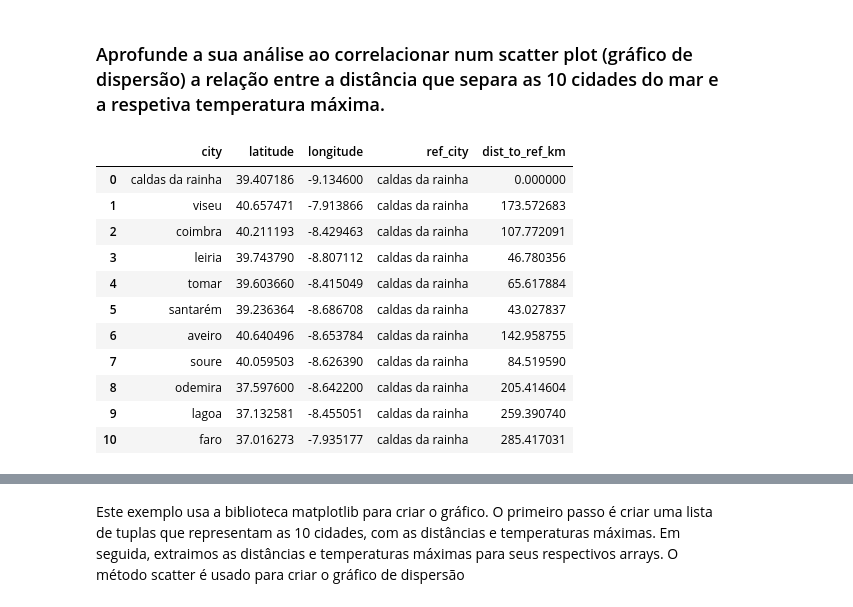
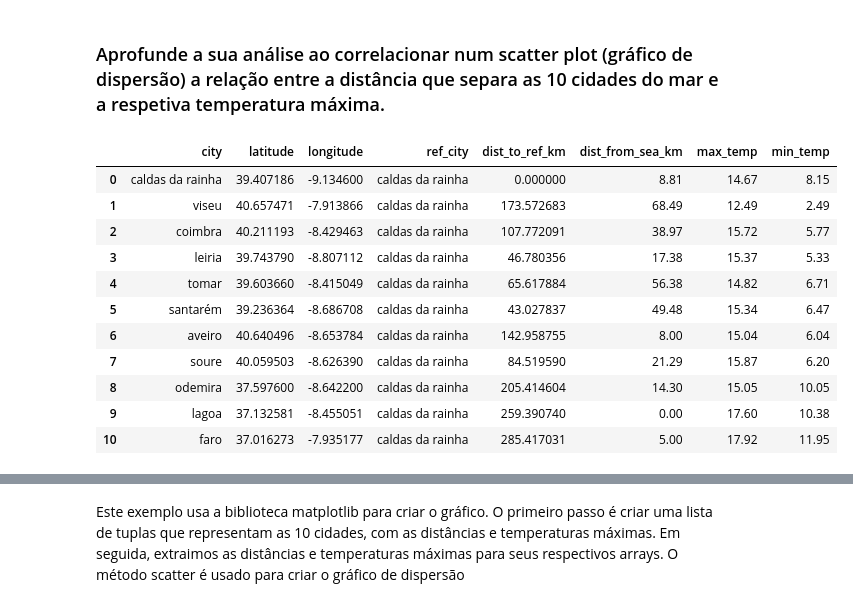
Before and after one commit to PaivaX/Big_data_IPT, a Jupyter notebook: project1.ipynb, the cells around one changed output, grey strips where cells are left out. Saved outputs shown, nothing was run; the diff lists cells and outputs as text; code cells hidden in the pictures.

```diff
--- a/project1.ipynb
+++ b/project1.ipynb
@@ -332,0 +346,19 @@ plt.show()
+# %%
+distance_from_sea = {
+    'caldas da rainha': 8.81,
+    'viseu': 68.49,
+    'coimbra': 38.97,
+    'leiria': 17.38,
+    'tomar': 56.38,
+    'santarém': 49.48,
+    'aveiro': 8,
+    'soure': 21.29,
+    'odemira': 14.3,
+    'lagoa': 0,
+    'faro': 5
+}
+
+for i, city in enumerate(cities_df.city):
+    cities_df.at[i, 'dist_from_sea_km'] = distance_from_sea[city]
+
+cities_df
@@ -346,16 +391,18 @@ end_date = '2023-01-02'
 
 cities = [city, city2, city3, city4, city5, city6]
 df_filtered_list = []
-colors = ['g', 'g', 'g', 'r', 'r', 'r']
+colors = ['g', 'g--', 'g:', 'r', 'r--', 'r:']
 
 for i, city in enumerate(cities):
     df_filtered = df[(df['city'] == city) & (df['Date'] >= start_date) & (df['Date'] <= end_date)]
-    plt.plot(df_filtered['datetime'], df_filtered['temp_celcius'], color=colors[i], label=city)
+    plt.plot(df_filtered['datetime'], df_filtered['temp_celcius'], colors[i], label=city)
 
+plt.gca().xaxis.set_major_formatter(mdates.DateFormatter("%H:%M"))
+plt.gca().xaxis.set_major_locator(mdates.HourLocator())
 plt.legend()
-plt.xlabel('Data')
+plt.xlabel('Hora')
 plt.ylabel('Temperatura (°C)')
-plt.title(f'Evolução da Temperatura')
+plt.title(f'Evolução da Temperatura no dia {start_date}')
 plt.xticks(rotation=45)
 plt.show()
 # %% [output]
@@ -363,18 +410,30 @@ plt.show()
 # %% [markdown]
 ### Aprofunde a sua análise ao correlacionar num scatter plot (gráfico de dispersão) a relação entre a distância que separa as 10 cidades do mar e a respetiva temperatura máxima.
 # %%
-cities_df
+max_min_temp_df = cities_df.copy()
+
+start_date = '2023-01-02'
+end_date = '2023-01-02'
+
+for i, city in enumerate(max_min_temp_df.city):
+    city_df = df[(df['city'] == city) & (df['Date'] >= start_date) & (df['Date'] <= end_date)]
+    city_max = city_df['temp_celcius'].max()
+    city_min = city_df['temp_celcius'].min()
+    max_min_temp_df.at[i, 'max_temp'] = city_max
+    max_min_temp_df.at[i, 'min_temp'] = city_min
+
+max_min_temp_df
 # %% [output]
-|  | city | latitude | longitude | ref_city | dist_to_ref_km |
-| 0 | caldas da rainha | 39.407186 | -9.134600 | caldas da rainha | 0.000000 |
-| 1 | viseu | 40.657471 | -7.913866 | caldas da rainha | 173.572683 |
-| 2 | coimbra | 40.211193 | -8.429463 | caldas da rainha | 107.772091 |
-| 3 | leiria | 39.743790 | -8.807112 | caldas da rainha | 46.780356 |
-| 4 | tomar | 39.603660 | -8.415049 | caldas da rainha | 65.617884 |
-| 5 | santarém | 39.236364 | -8.686708 | caldas da rainha | 43.027837 |
-| 6 | aveiro | 40.640496 | -8.653784 | caldas da rainha | 142.958755 |
-| 7 | soure | 40.059503 | -8.626390 | caldas da rainha | 84.519590 |
-| 8 | odemira | 37.597600 | -8.642200 | caldas da rainha | 205.414604 |
-| 9 | lagoa | 37.132581 | -8.455051 | caldas da rainha | 259.390740 |
-| 10 | faro | 37.016273 | -7.935177 | caldas da rainha | 285.417031 |
+|  | city | latitude | longitude | ref_city | dist_to_ref_km | dist_from_sea_km | max_temp | min_temp |
+| 0 | caldas da rainha | 39.407186 | -9.134600 | caldas da rainha | 0.000000 | 8.81 | 14.67 | 8.15 |
+| 1 | viseu | 40.657471 | -7.913866 | caldas da rainha | 173.572683 | 68.49 | 12.49 | 2.49 |
+| 2 | coimbra | 40.211193 | -8.429463 | caldas da rainha | 107.772091 | 38.97 | 15.72 | 5.77 |
+| 3 | leiria | 39.743790 | -8.807112 | caldas da rainha | 46.780356 | 17.38 | 15.37 | 5.33 |
+| 4 | tomar | 39.603660 | -8.415049 | caldas da rainha | 65.617884 | 56.38 | 14.82 | 6.71 |
+| 5 | santarém | 39.236364 | -8.686708 | caldas da rainha | 43.027837 | 49.48 | 15.34 | 6.47 |
+| 6 | aveiro | 40.640496 | -8.653784 | caldas da rainha | 142.958755 | 8.00 | 15.04 | 6.04 |
+| 7 | soure | 40.059503 | -8.626390 | caldas da rainha | 84.519590 | 21.29 | 15.87 | 6.20 |
+| 8 | odemira | 37.597600 | -8.642200 | caldas da rainha | 205.414604 | 14.30 | 15.05 | 10.05 |
+| 9 | lagoa | 37.132581 | -8.455051 | caldas da rainha | 259.390740 | 0.00 | 17.60 | 10.38 |
+| 10 | faro | 37.016273 | -7.935177 | caldas da rainha | 285.417031 | 5.00 | 17.92 | 11.95 |
 # %%
```
Also changed, not shown: parts of 11 cells of this notebook.
